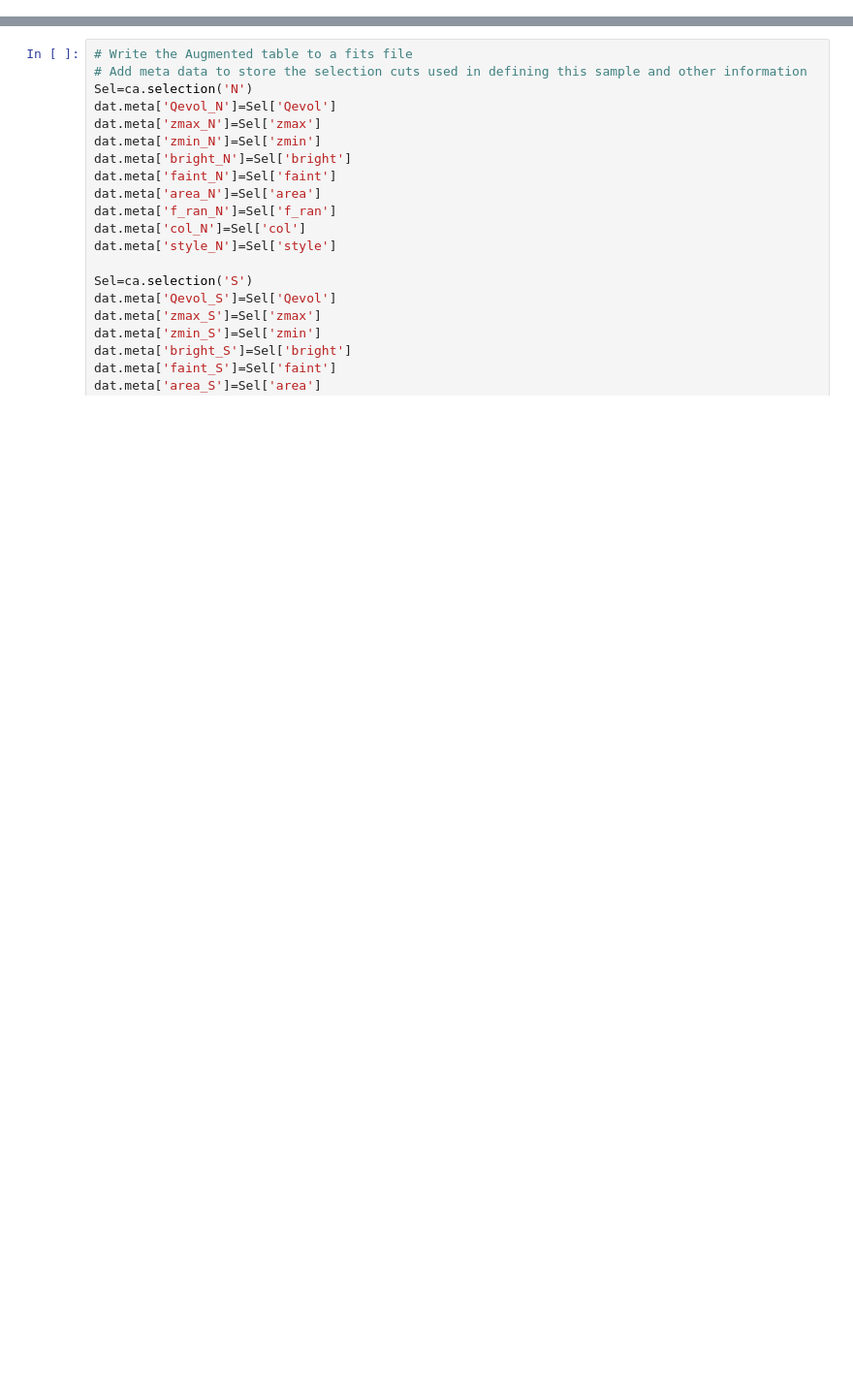
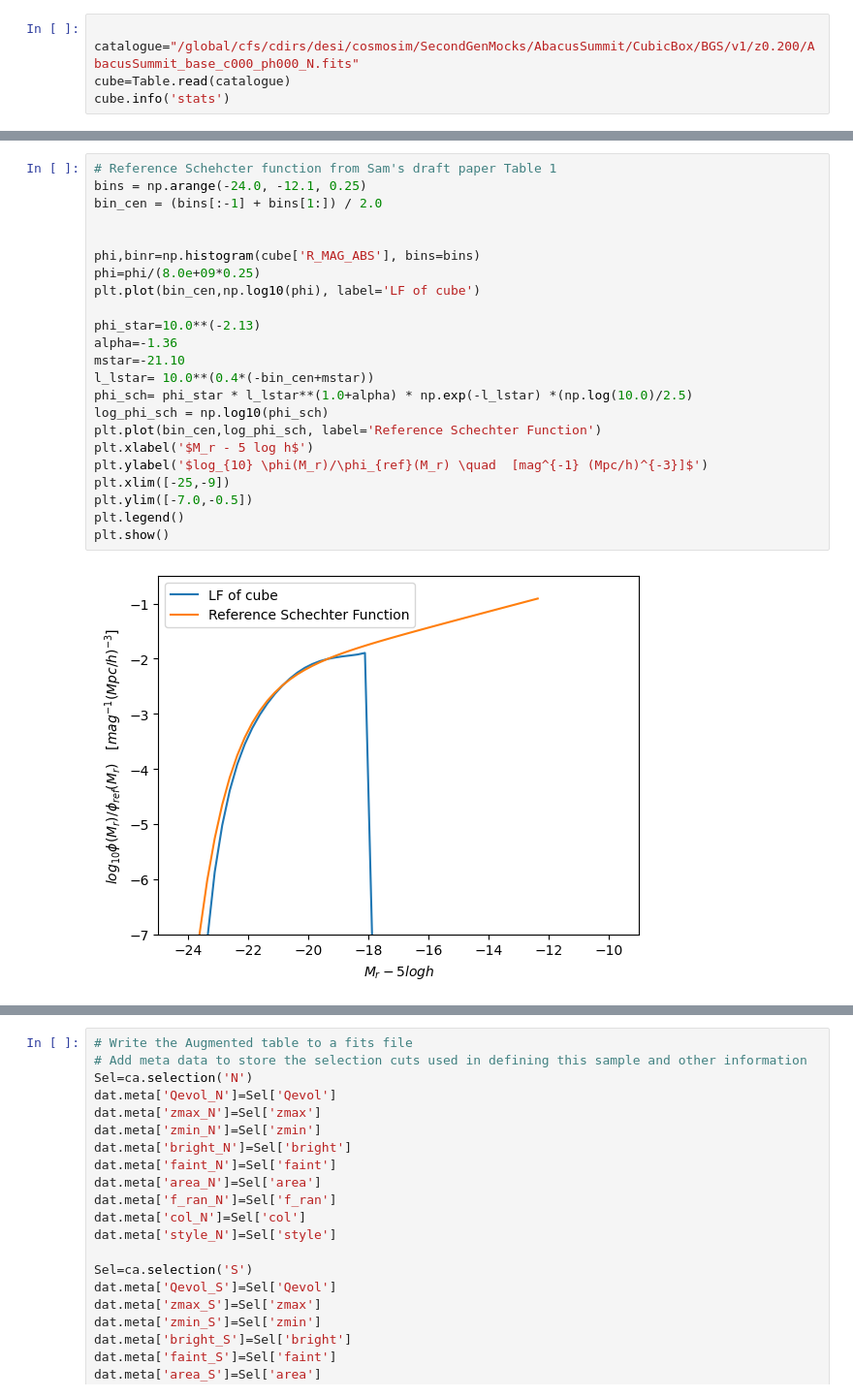
Before and after one commit to ShaunMCole/ShaunColeDESI, a Jupyter notebook: Augmented_Mock.ipynb, the cells around one changed output, grey strips where cells are left out. Shown: that part at 97% size. Drawn from its saved outputs; the diff is of its cells as text; blank space fills up the shorter version.

```diff
--- a/Augmented_Mock.ipynb
+++ b/Augmented_Mock.ipynb
@@ -81,0 +82,5 @@ REST_GMR_0P1_ORIG    0.721786    0.236318  -0.523583      1.6641
+# %%
+
+catalogue="/global/cfs/cdirs/desi/cosmosim/SecondGenMocks/AbacusSummit/CubicBox/BGS/v1/z0.200/AbacusSummit_base_c000_ph000_N.fits"
+cube=Table.read(catalogue)
+cube.info('stats')
@@ -81,0 +103,25 @@ REST_GMR_0P1_ORIG    0.721786    0.236318  -0.523583      1.6641
+# %%
+# Reference Schehcter function from Sam's draft paper Table 1
+bins = np.arange(-24.0, -12.1, 0.25)
+bin_cen = (bins[:-1] + bins[1:]) / 2.0
+
+
+phi,binr=np.histogram(cube['R_MAG_ABS'], bins=bins)
+phi=phi/(8.0e+09*0.25)
+plt.plot(bin_cen,np.log10(phi), label='LF of cube')
+
+phi_star=10.0**(-2.13)
+alpha=-1.36
+mstar=-21.10
+l_lstar= 10.0**(0.4*(-bin_cen+mstar))
+phi_sch= phi_star * l_lstar**(1.0+alpha) * np.exp(-l_lstar) *(np.log(10.0)/2.5)
+log_phi_sch = np.log10(phi_sch)
+plt.plot(bin_cen,log_phi_sch, label='Reference Schechter Function')
+plt.xlabel('$M_r - 5 log h$')
+plt.ylabel('$log_{10} \phi(M_r)/\phi_{ref}(M_r) \quad  [mag^{-1} (Mpc/h)^{-3}]$')
+plt.xlim([-25,-9])
+plt.ylim([-7.0,-0.5])
+plt.legend()
+plt.show()
+# %% [output]
+[figure, added]
```
Also changed, not shown: parts of 14 cells of this notebook, 5 other files.
